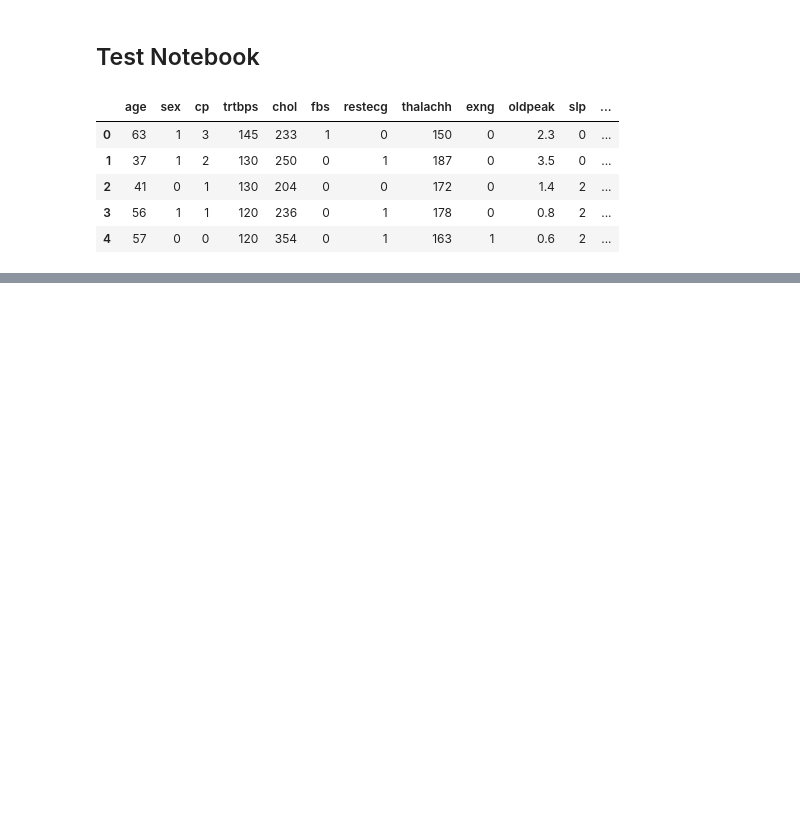
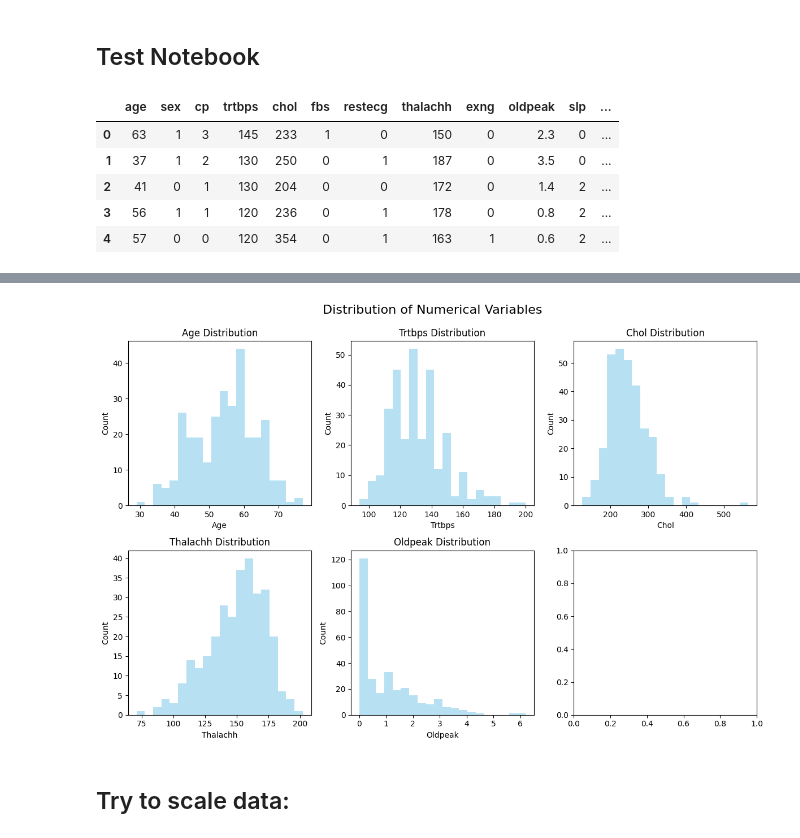
Before and after one commit to TimeLegend35/ml_group4_heart_attack, a Jupyter notebook: tobi.ipynb, the cells around one changed output, grey strips where cells are left out. Cells and saved outputs as stored; diff of their text form; code cells hidden in the pictures; blank space fills up the shorter version.

```diff
--- a/tobi.ipynb
+++ b/tobi.ipynb
@@ -58,3 +58,28 @@ data.describe()
 | 50% | 55.000000 | 1.000000 | 1.000000 | 130.000000 | 240.000000 | 0.000000 | 1.000000 | 153.000000 | 0.000000 | 0.800000 | 1.000000 | ... |
 | 75% | 61.000000 | 1.000000 | 2.000000 | 140.000000 | 274.500000 | 0.000000 | 1.000000 | 166.000000 | 1.000000 | 1.600000 | 2.000000 | ... |
 | max | 77.000000 | 1.000000 | 3.000000 | 200.000000 | 564.000000 | 1.000000 | 2.000000 | 202.000000 | 1.000000 | 6.200000 | 2.000000 | ... |
+# %%
+# List of numerical variables
+numerical_vars = ['age', 'trtbps', 'chol', 'thalachh', 'oldpeak']
+
+# Create subplots for each numerical variable
+fig, axs = plt.subplots(2, 3, figsize=(12, 8))
+fig.suptitle('Distribution of Numerical Variables', fontsize=16)
+
+for i, var in enumerate(numerical_vars):
+    row = i // 3
+    col = i % 3
+
+    # Plot the distribution of the numerical variable
+    axs[row, col].hist(data[var], bins=20, color='skyblue', alpha=0.6)
+    axs[row, col].set_title(f'{var.capitalize()} Distribution')
+    axs[row, col].set_xlabel(var.capitalize())
+    axs[row, col].set_ylabel('Count')
+
+plt.tight_layout()
+plt.subplots_adjust(top=0.9)
+plt.show()
+# %% [output]
+[figure, added]
+# %% [markdown]
+## Try to scale data:
```
Also changed, not shown: parts of 5 cells of this notebook.
